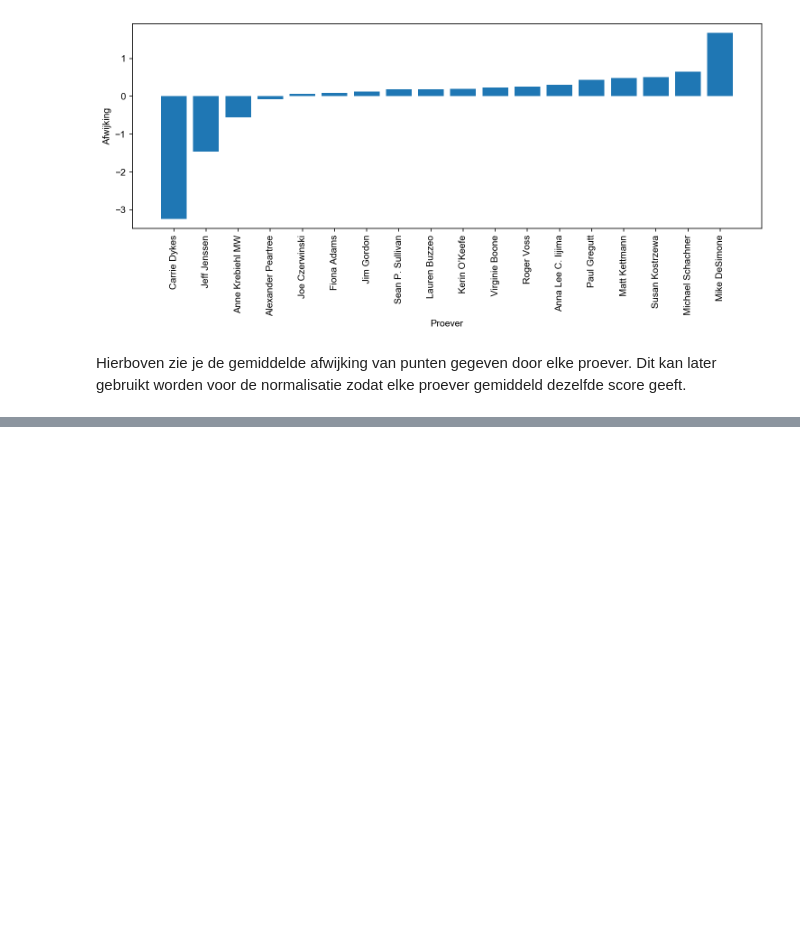
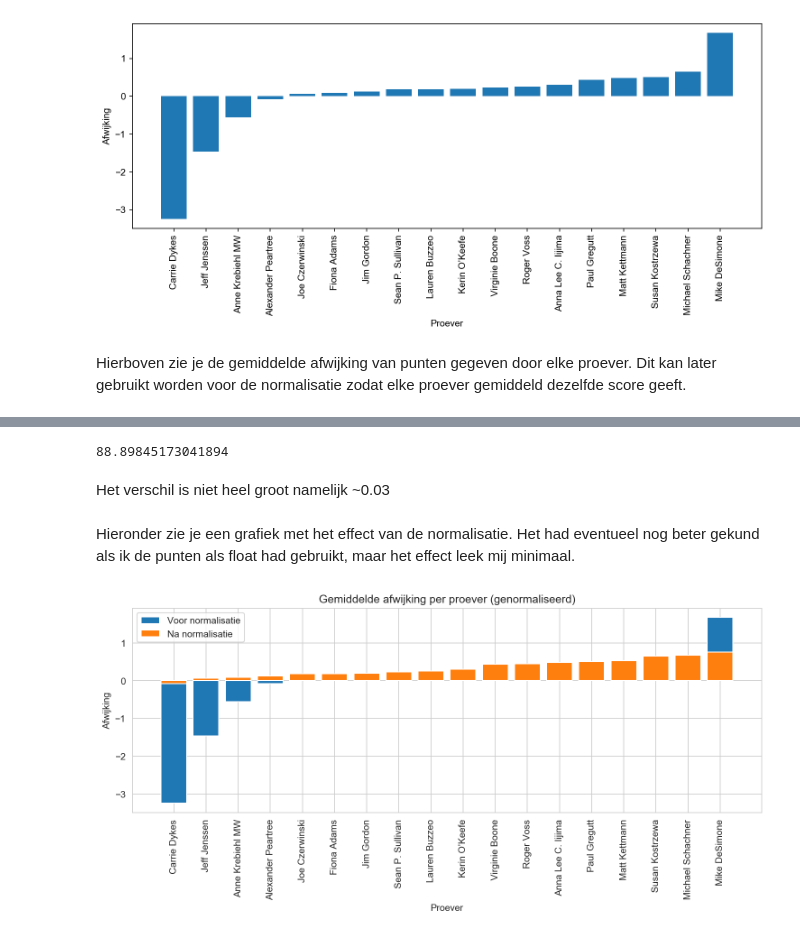
Before and after one commit to StanMey/Casusopdracht_Computational_Modelling, a Jupyter notebook: Casus_uitwerking_roeland.ipynb, the cells around one changed output, grey strips where cells are left out. Drawn from its saved outputs; the diff is of its cells as text; code cells hidden in the pictures; blank space fills up the shorter version.

```diff
--- a/Casus_uitwerking_roeland.ipynb
+++ b/Casus_uitwerking_roeland.ipynb
@@ -317,0 +380,46 @@ Hierboven zie je de gemiddelde afwijking van punten gegeven door elke proever. D
+# %%
+df_red_wine_deviated = df_red_wine.copy()
+for index, row in df_red_wine.iterrows():
+    dev = deviation[df_red_wine_deviated.loc[index,'taster_name']]
+    df_red_wine_deviated.loc[index,'points']=row['points']-round(dev)
+df_red_wine_deviated['points'].mean()
+# %% [output]
+88.89845173041894
+# %% [markdown]
+Het verschil is niet heel groot namelijk ~0.03
+# %%
+# prepare the data_frame
+df_taster_index = df_red_wine_deviated.copy()
+df_taster_index = df_taster_index[['taster_name', 'points']]
+df_taster_index.set_index('taster_name', inplace=True)
+
+# getting the min, max and average per taster
+taster_avg = df_taster_index.groupby('taster_name').mean()
+taster_min = np.min(df_taster_index.groupby('taster_name'))
+taster_max = np.max(df_taster_index.groupby('taster_name'))
+
+# building a new dataframe with all the info per taster
+df_taster_stats_deviated = pd.concat([taster_min, taster_max, taster_avg], axis=1)
+df_taster_stats_deviated.columns = ['min points', 'max points', 'avg points']
+# %% [markdown]
+Hieronder zie je een grafiek met het effect van de normalisatie. Het had eventueel nog beter gekund als ik de punten als float had gebruikt, maar het effect leek mij minimaal.
+# %%
+# Standaard deviatie per wijnproever
+b = df_taster_stats_deviated['avg points'] - ave
+
+# Barchart afwijking
+fix, ax = plt.subplots(figsize=(12,4), dpi=150)
+b = b.sort_values()
+
+p1 = ax.bar(a.index, a,label='Voor normalisatie')
+p2 = ax.bar(a.index, b,label='Na normalisatie')
+
+plt.ylabel('Afwijking');
+plt.xlabel('Proever');
+plt.title("Gemiddelde afwijking per proever (genormaliseerd)")
+plt.legend()
+plt.xticks(rotation=90)
+sns.set_style('whitegrid')
+plt.show()
+# %% [output]
+[figure, added]
```
Also changed, not shown: parts of 17 cells of this notebook.
